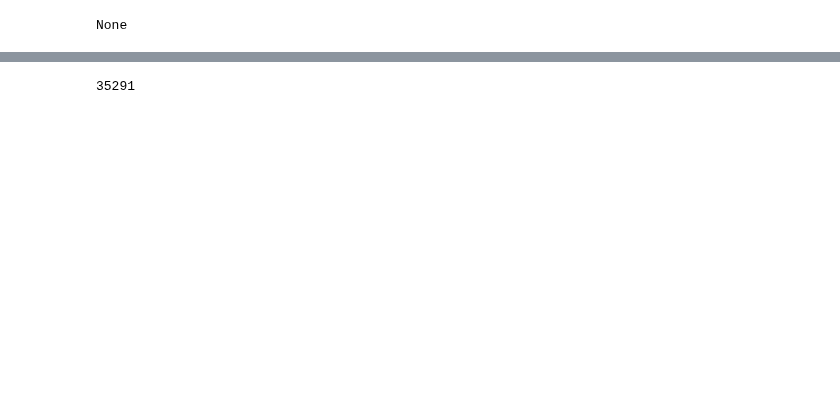
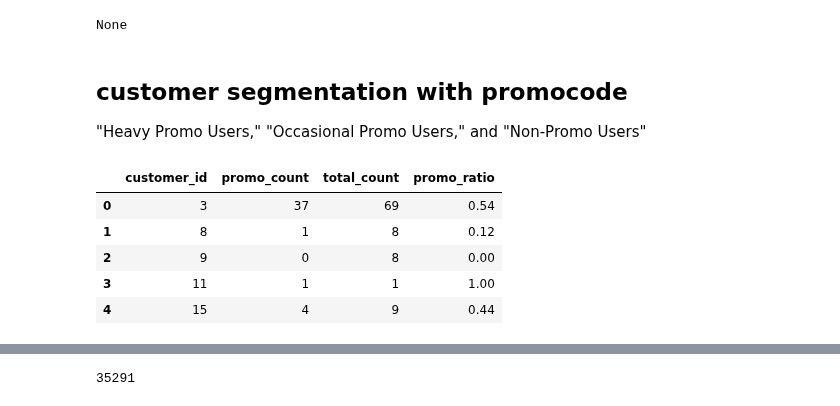
Before and after one commit to NARAEIM/tp2-da, a Jupyter notebook: jenn.ipynb, the cells around one changed output, grey strips where cells are left out. Saved outputs shown, nothing was run; the diff lists cells and outputs as text; code cells hidden in the pictures; blank space fills up the shorter version.

```diff
--- a/jenn.ipynb
+++ b/jenn.ipynb
@@ -950,3 +965,32 @@ memory usage: 181.9+ MB
 | 3 | 2018-07-28 | 4774 | 2018-11-01 | bcad5a61-1b67-448d-8ff4-781d67bc56e4 | Credit Card | Success | 0 | ... |
 | 4 | 2018-07-28 | 4774 | 2018-12-18 | df1042ab-13e6-4072-b9d2-64a81974c51a | Credit Card | Success | 0 | ... |
 None
+# %% [markdown]
+## customer segmentation with promocode
+
+"Heavy Promo Users," "Occasional Promo Users," and "Non-Promo Users"
+# %%
+merged_promo = merged[['customer_id', 'w_promo']]
+
+# 고객별 프로모션 사용한 transaction 수
+# the count of transactions with promotions for each customer)
+promo_counts = merged_promo.groupby('customer_id')['w_promo'].sum().reset_index(name='promo_count')
+
+# 고객별 전체 transaction 수
+# the total count of transactions (both with promotions and non-promotions) for each customer
+total_counts = merged_promo.groupby('customer_id')['w_promo'].count().reset_index(name='total_count')
+
+# merge the two
+merged_counts = promo_counts.merge(total_counts, on='customer_id', how='outer')
+
+# ratio
+merged_counts['promo_ratio'] = merged_counts['promo_count'] / merged_counts['total_count']
+
+merged_counts.head()
+# %% [output]
+|  | customer_id | promo_count | total_count | promo_ratio |
+| 0 | 3 | 37 | 69 | 0.54 |
+| 1 | 8 | 1 | 8 | 0.12 |
+| 2 | 9 | 0 | 8 | 0.00 |
+| 3 | 11 | 1 | 1 | 1.00 |
+| 4 | 15 | 4 | 9 | 0.44 |
```
Also changed, not shown: parts of 30 cells of this notebook.
